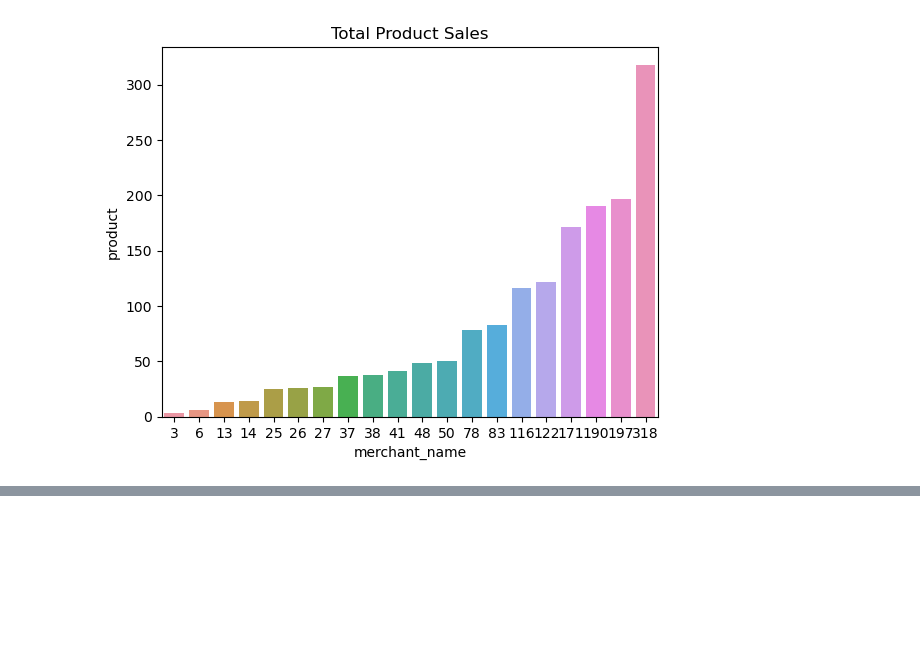
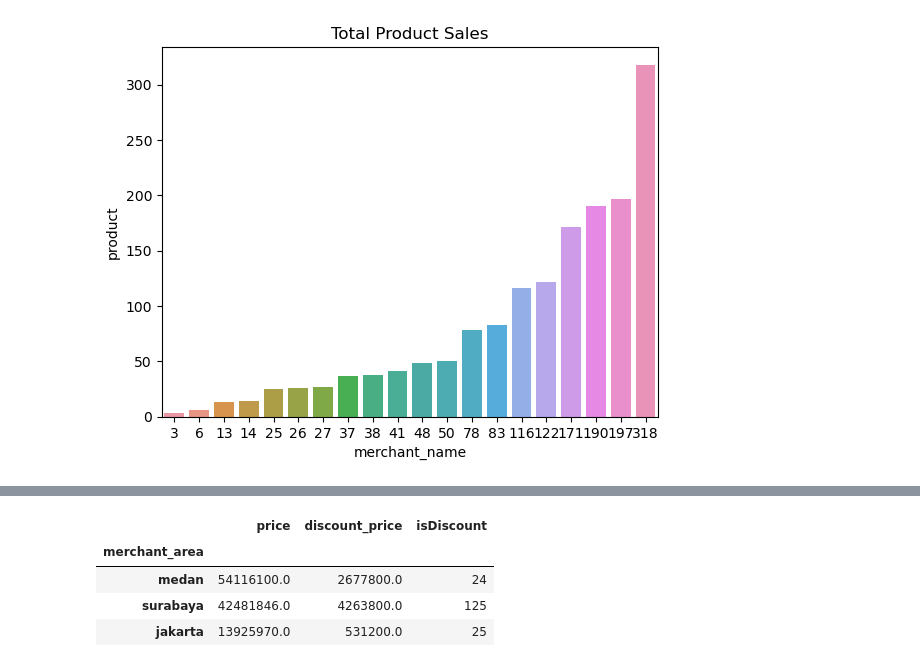
Before and after one commit to Edy-Mochamad/Analysis-Product-Revenue, a Jupyter notebook: produklist.ipynb, the cells around one changed output, grey strips where cells are left out. Cells and saved outputs as stored; diff of their text form; code cells hidden in the pictures; blank space fills up the shorter version.

```diff
--- a/produklist.ipynb
+++ b/produklist.ipynb
@@ -275,0 +273,10 @@ cek.head(10)
+# %%
+dst_6 = dataset[dataset['category'].str.contains('Chinese')]
+dst_6 = dst_6.groupby(['merchant_area']).sum().sort_values(by = 'price', ascending = False)
+dst_6
+# %% [output]
+|  | price | discount_price | isDiscount |
+| merchant_area |  |  |  |
+| medan | 54116100.0 | 2677800.0 | 24 |
+| surabaya | 42481846.0 | 4263800.0 | 125 |
+| jakarta | 13925970.0 | 531200.0 | 25 |
```
Also changed, not shown: parts of 3 cells of this notebook.
